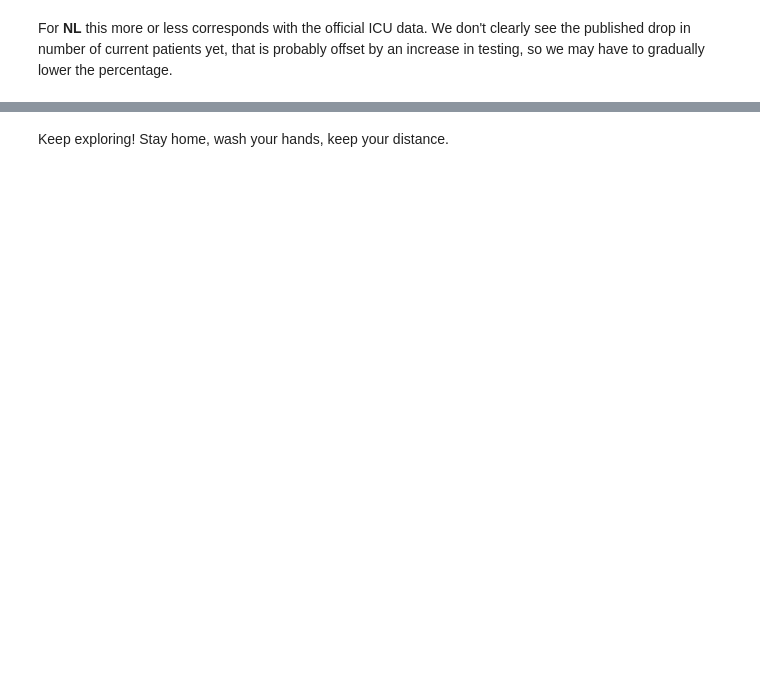
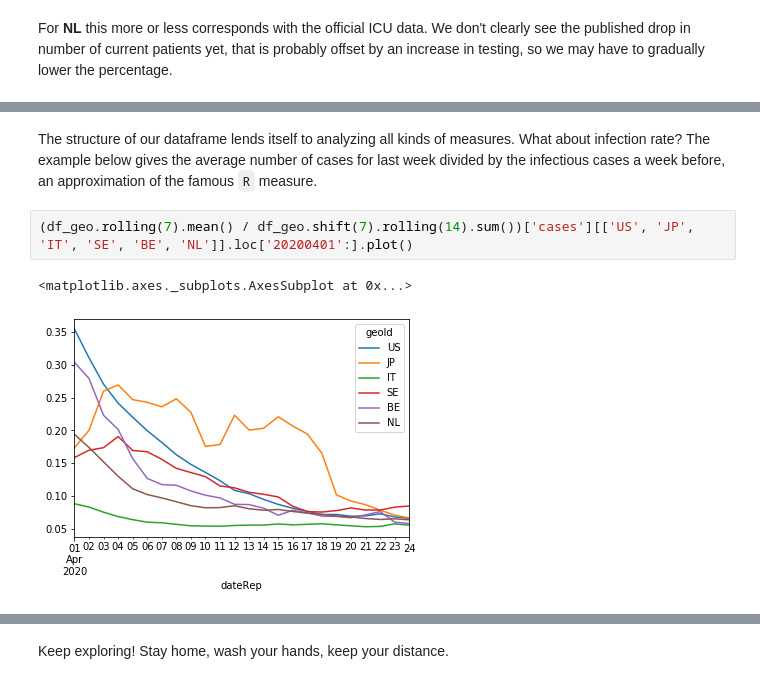
Before and after one commit to R3dje/COVID19, a Jupyter notebook: EUCDC.ipynb, the cells around one changed output, grey strips where cells are left out. Saved outputs shown, nothing was run; the diff lists cells and outputs as text; blank space fills up the shorter version.

Commit message:
Added some experimental measures.

```diff
--- a/EUCDC.ipynb
+++ b/EUCDC.ipynb
@@ -229,0 +234,7 @@ For __NL__ this more or less corresponds with the official ICU data. We don't cl
+# %% [markdown]
+The structure of our dataframe lends itself to analyzing all kinds of measures. What about infection rate? The example below gives the average number of cases for last week divided by the infectious cases a week before, an approximation of the famous `R` measure.
+# %%
+(df_geo.rolling(7).mean() / df_geo.shift(7).rolling(14).sum())['cases'][['US', 'JP', 'IT', 'SE', 'BE', 'NL']].loc['20200401':].plot()
+# %% [output]
+<matplotlib.axes._subplots.AxesSubplot at 0x...>
+[figure, added]
```
Also changed, not shown: parts of 18 cells of this notebook, 1 other file.
